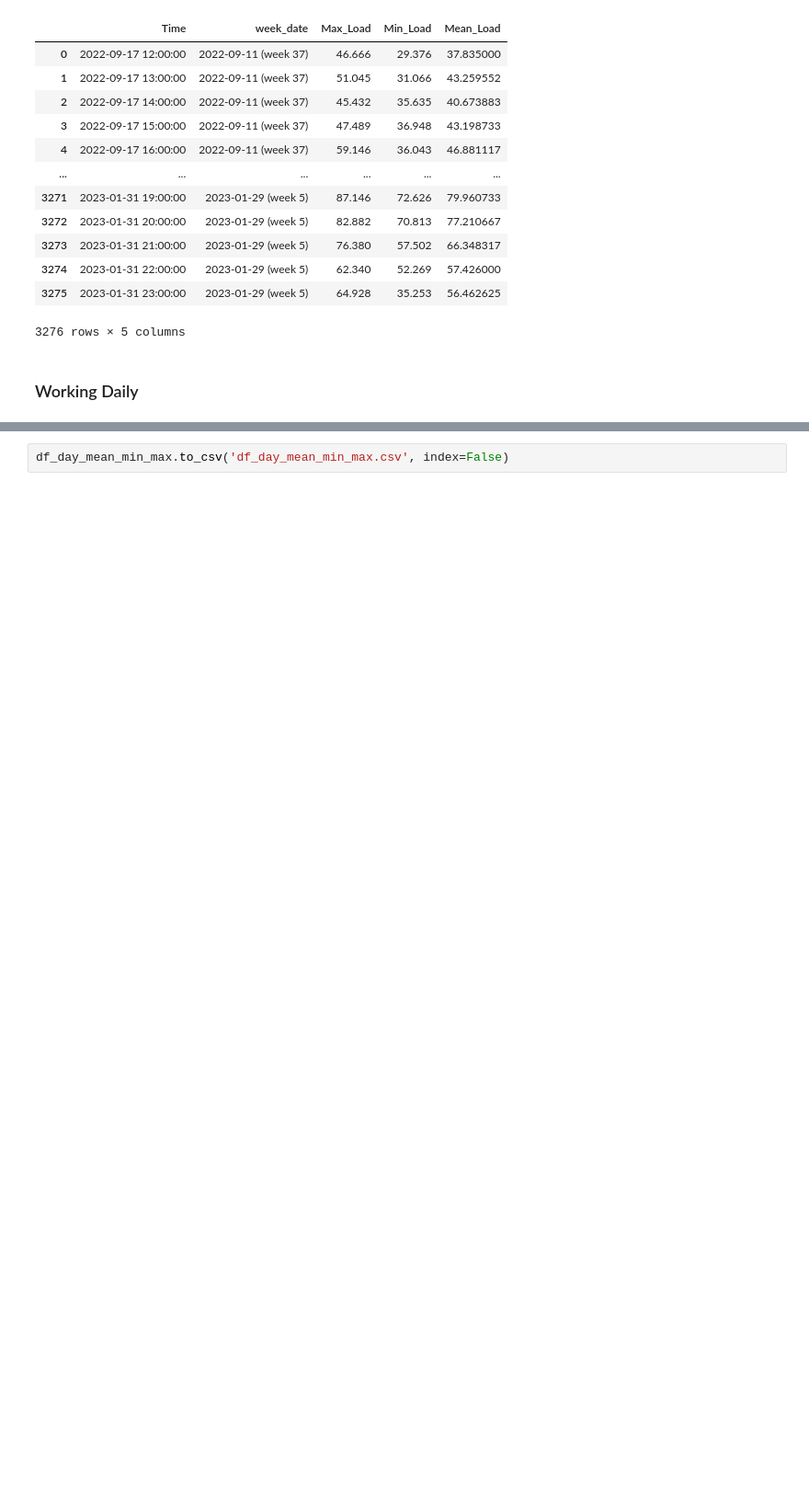
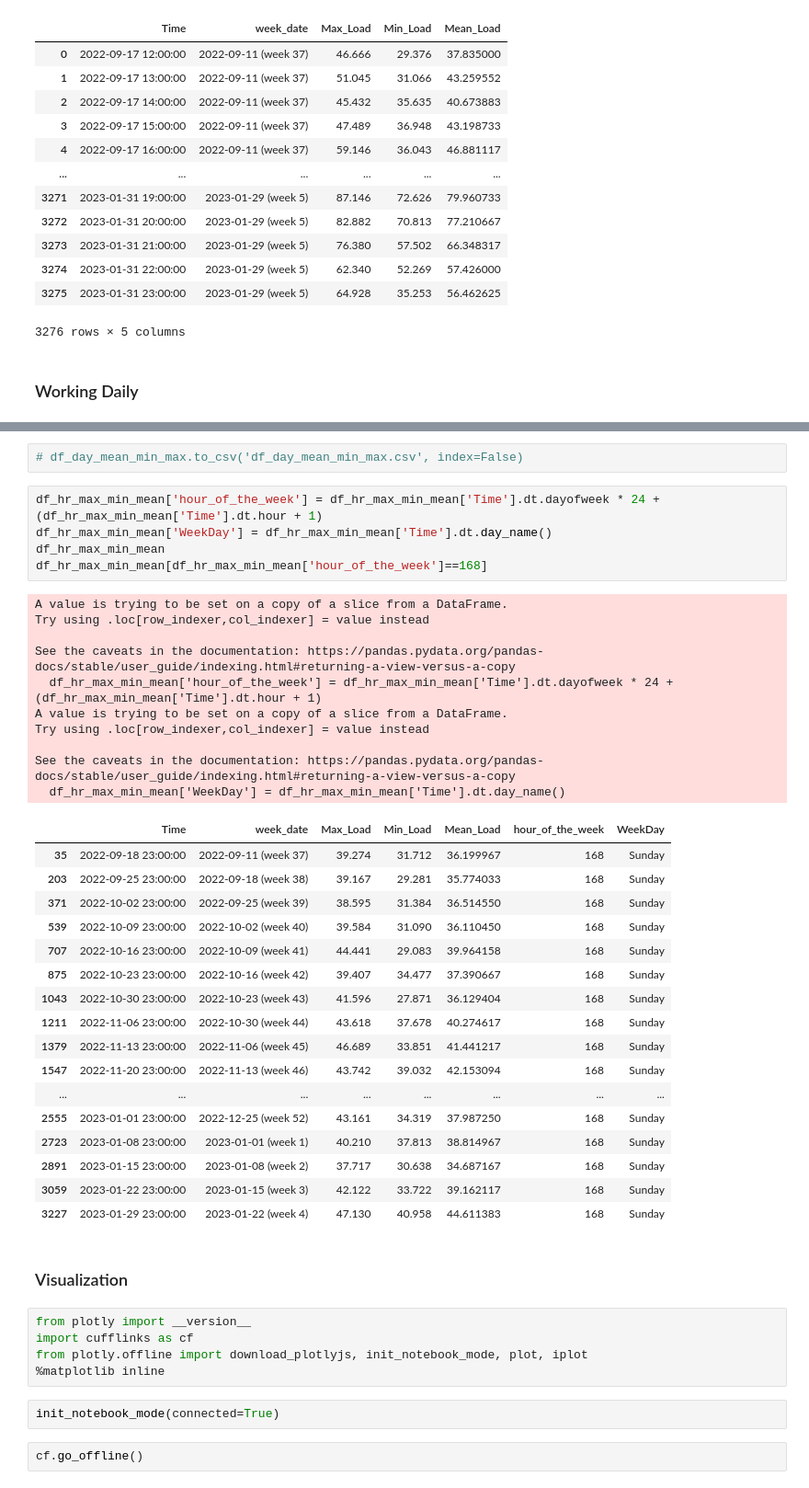
Before and after one commit to Tobi-DataDetective/Energy_Load_Profile_Classification, a Jupyter notebook: script.ipynb, the cells around one changed output, grey strips where cells are left out. Shown at 92% size. Drawn from its saved outputs; the diff is of its cells as text; blank space fills up the shorter version.

```diff
--- a/script.ipynb
+++ b/script.ipynb
@@ -142,2 +134,46 @@ df_day_mean_min_max
 # %%
-df_day_mean_min_max.to_csv('df_day_mean_min_max.csv', index=False)
+# df_day_mean_min_max.to_csv('df_day_mean_min_max.csv', index=False)
+# %%
+df_hr_max_min_mean['hour_of_the_week'] = df_hr_max_min_mean['Time'].dt.dayofweek * 24 + (df_hr_max_min_mean['Time'].dt.hour + 1)
+df_hr_max_min_mean['WeekDay'] = df_hr_max_min_mean['Time'].dt.day_name()
+df_hr_max_min_mean
+df_hr_max_min_mean[df_hr_max_min_mean['hour_of_the_week']==168]
+# %% [output]
+A value is trying to be set on a copy of a slice from a DataFrame.
+Try using .loc[row_indexer,col_indexer] = value instead
+
+See the caveats in the documentation: https://pandas.pydata.org/pandas-docs/stable/user_guide/indexing.html#returning-a-view-versus-a-copy
+  df_hr_max_min_mean['hour_of_the_week'] = df_hr_max_min_mean['Time'].dt.dayofweek * 24 + (df_hr_max_min_mean['Time'].dt.hour + 1)
+A value is trying to be set on a copy of a slice from a DataFrame.
+Try using .loc[row_indexer,col_indexer] = value instead
+
+See the caveats in the documentation: https://pandas.pydata.org/pandas-docs/stable/user_guide/indexing.html#returning-a-view-versus-a-copy
+  df_hr_max_min_mean['WeekDay'] = df_hr_max_min_mean['Time'].dt.day_name()
+|  | Time | week_date | Max_Load | Min_Load | Mean_Load | hour_of_the_week | WeekDay |
+| 35 | 2022-09-18 23:00:00 | 2022-09-11 (week 37) | 39.274 | 31.712 | 36.199967 | 168 | Sunday |
+| 203 | 2022-09-25 23:00:00 | 2022-09-18 (week 38) | 39.167 | 29.281 | 35.774033 | 168 | Sunday |
+| 371 | 2022-10-02 23:00:00 | 2022-09-25 (week 39) | 38.595 | 31.384 | 36.514550 | 168 | Sunday |
+| 539 | 2022-10-09 23:00:00 | 2022-10-02 (week 40) | 39.584 | 31.090 | 36.110450 | 168 | Sunday |
+| 707 | 2022-10-16 23:00:00 | 2022-10-09 (week 41) | 44.441 | 29.083 | 39.964158 | 168 | Sunday |
+| 875 | 2022-10-23 23:00:00 | 2022-10-16 (week 42) | 39.407 | 34.477 | 37.390667 | 168 | Sunday |
+| 1043 | 2022-10-30 23:00:00 | 2022-10-23 (week 43) | 41.596 | 27.871 | 36.129404 | 168 | Sunday |
+| 1211 | 2022-11-06 23:00:00 | 2022-10-30 (week 44) | 43.618 | 37.678 | 40.274617 | 168 | Sunday |
+| 1379 | 2022-11-13 23:00:00 | 2022-11-06 (week 45) | 46.689 | 33.851 | 41.441217 | 168 | Sunday |
+| 1547 | 2022-11-20 23:00:00 | 2022-11-13 (week 46) | 43.742 | 39.032 | 42.153094 | 168 | Sunday |
+| ... | ... | ... | ... | ... | ... | ... | ... |
+| 2555 | 2023-01-01 23:00:00 | 2022-12-25 (week 52) | 43.161 | 34.319 | 37.987250 | 168 | Sunday |
+| 2723 | 2023-01-08 23:00:00 | 2023-01-01 (week 1) | 40.210 | 37.813 | 38.814967 | 168 | Sunday |
+| 2891 | 2023-01-15 23:00:00 | 2023-01-08 (week 2) | 37.717 | 30.638 | 34.687167 | 168 | Sunday |
+| 3059 | 2023-01-22 23:00:00 | 2023-01-15 (week 3) | 42.122 | 33.722 | 39.162117 | 168 | Sunday |
+| 3227 | 2023-01-29 23:00:00 | 2023-01-22 (week 4) | 47.130 | 40.958 | 44.611383 | 168 | Sunday |
+# %% [markdown]
+### Visualization
+# %%
+from plotly import __version__
+import cufflinks as cf
+from plotly.offline import download_plotlyjs, init_notebook_mode, plot, iplot
+%matplotlib inline
+# %%
+init_notebook_mode(connected=True)
+# %%
+cf.go_offline()
```
Also changed, not shown: parts of 5 cells of this notebook.
